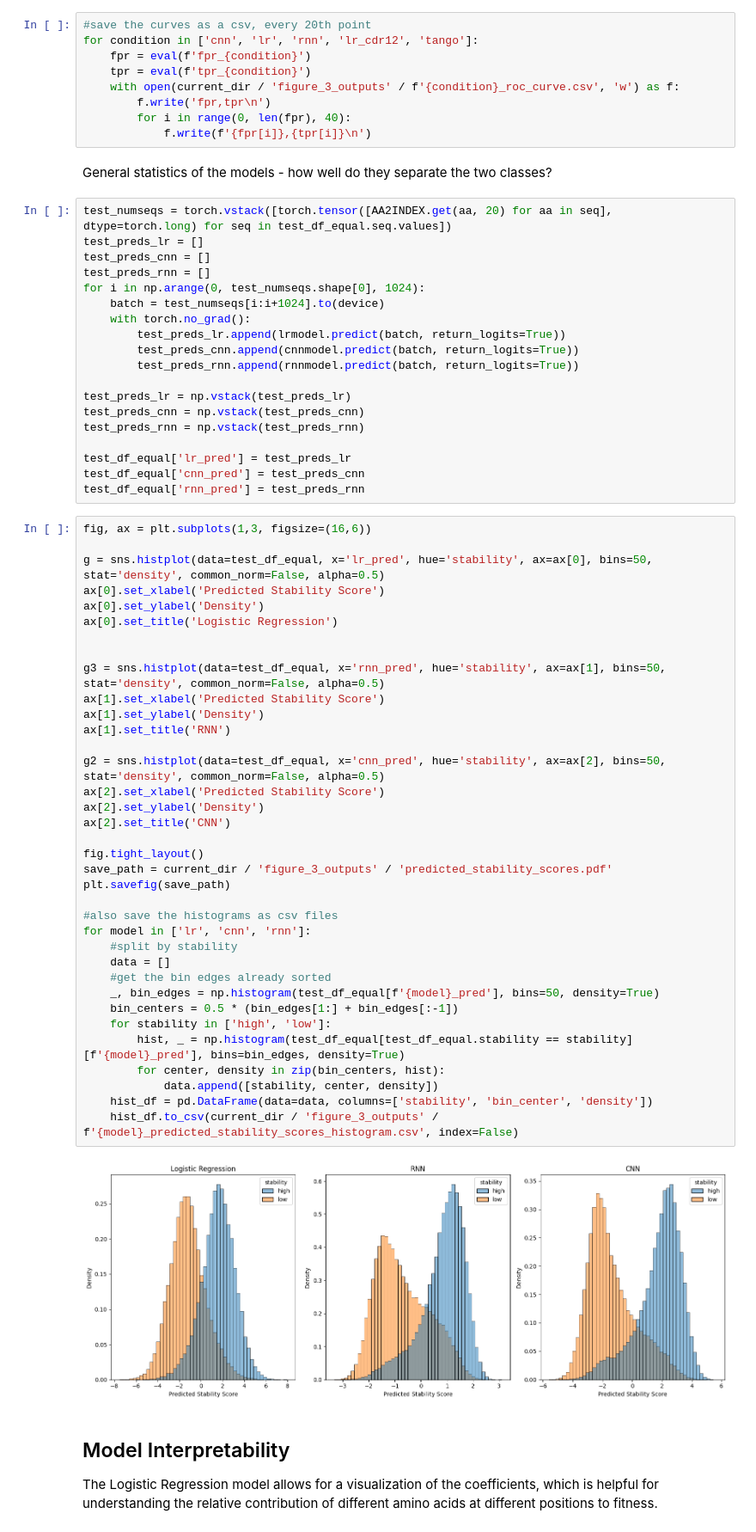
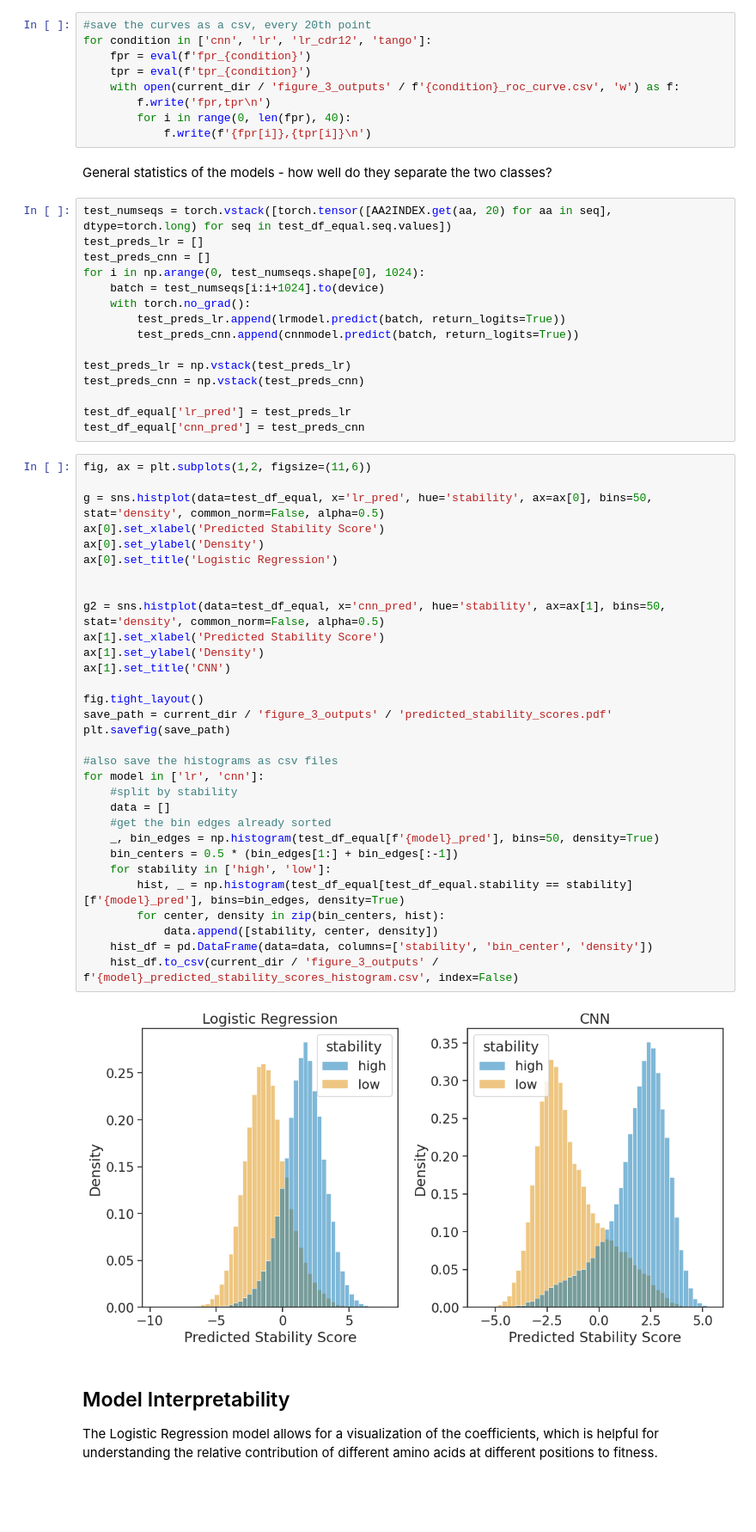
Before and after one commit to antoinekoehl/omnilib-ml, a Jupyter notebook: figures/Figure_3.ipynb, the cells around one changed output. Shown at 86% size. Drawn from its saved outputs; the diff is of its cells as text; blank space fills up the shorter version.

Commit message:
figure updates

```diff
--- a/figures/Figure_3.ipynb
+++ b/figures/Figure_3.ipynb
@@ -136,6 +127,6 @@ plt.savefig(current_dir/ 'figure_3_outputs'/ 'roc_curve.pdf')
 # %%
 #save the curves as a csv, every 20th point
-for condition in ['cnn', 'lr', 'rnn', 'lr_cdr12', 'tango']:
+for condition in ['cnn', 'lr', 'lr_cdr12', 'tango']:
     fpr = eval(f'fpr_{condition}')
     tpr = eval(f'tpr_{condition}')
     with open(current_dir / 'figure_3_outputs' / f'{condition}_roc_curve.csv', 'w') as f:
@@ -148,59 +139,50 @@ General statistics of the models - how well do they separate the two classes?
 test_numseqs = torch.vstack([torch.tensor([AA2INDEX.get(aa, 20) for aa in seq], dtype=torch.long) for seq in test_df_equal.seq.values])
 test_preds_lr = []
 test_preds_cnn = []
-test_preds_rnn = []
 for i in np.arange(0, test_numseqs.shape[0], 1024):
     batch = test_numseqs[i:i+1024].to(device)
     with torch.no_grad():
         test_preds_lr.append(lrmodel.predict(batch, return_logits=True))
         test_preds_cnn.append(cnnmodel.predict(batch, return_logits=True))
-        test_preds_rnn.append(rnnmodel.predict(batch, return_logits=True))
 
 test_preds_lr = np.vstack(test_preds_lr)
 test_preds_cnn = np.vstack(test_preds_cnn)
-test_preds_rnn = np.vstack(test_preds_rnn)
 
 test_df_equal['lr_pred'] = test_preds_lr
 test_df_equal['cnn_pred'] = test_preds_cnn
-test_df_equal['rnn_pred'] = test_preds_rnn
 # %%
-fig, ax = plt.subplots(1,3, figsize=(16,6))
+fig, ax = plt.subplots(1,2, figsize=(11,6))
 
 g = sns.histplot(data=test_df_equal, x='lr_pred', hue='stability', ax=ax[0], bins=50, stat='density', common_norm=False, alpha=0.5)
 ax[0].set_xlabel('Predicted Stability Score')
 ax[0].set_ylabel('Density')
 ax[0].set_title('Logistic Regression')
 
 
-g3 = sns.histplot(data=test_df_equal, x='rnn_pred', hue='stability', ax=ax[1], bins=50, stat='density', common_norm=False, alpha=0.5)
+g2 = sns.histplot(data=test_df_equal, x='cnn_pred', hue='stability', ax=ax[1], bins=50, stat='density', common_norm=False, alpha=0.5)
 ax[1].set_xlabel('Predicted Stability Score')
 ax[1].set_ylabel('Density')
-ax[1].set_title('RNN')
-
-g2 = sns.histplot(data=test_df_equal, x='cnn_pred', hue='stability', ax=ax[2], bins=50, stat='density', common_norm=False, alpha=0.5)
-ax[2].set_xlabel('Predicted Stability Score')
-ax[2].set_ylabel('Density')
-ax[2].set_title('CNN')
+ax[1].set_title('CNN')
 
 fig.tight_layout()
 save_path = current_dir / 'figure_3_outputs' / 'predicted_stability_scores.pdf'
 plt.savefig(save_path)
 
 #also save the histograms as csv files
-for model in ['lr', 'cnn', 'rnn']:
+for model in ['lr', 'cnn']:
     #split by stability
     data = []
     #get the bin edges already sorted
     _, bin_edges = np.histogram(test_df_equal[f'{model}_pred'], bins=50, density=True)
     bin_centers = 0.5 * (bin_edges[1:] + bin_edges[:-1])
     for stability in ['high', 'low']:
         hist, _ = np.histogram(test_df_equal[test_df_equal.stability == stability][f'{model}_pred'], bins=bin_edges, density=True)
         for center, density in zip(bin_centers, hist):
             data.append([stability, center, density])
     hist_df = pd.DataFrame(data=data, columns=['stability', 'bin_center', 'density'])
     hist_df.to_csv(current_dir / 'figure_3_outputs' / f'{model}_predicted_stability_scores_histogram.csv', index=False)
 # %% [output]
-[figure, old version]
+[figure, new version]
 # %% [markdown]
 ## Model Interpretability
 
```
Also changed, not shown: parts of 7 cells of this notebook, 9 other files.
